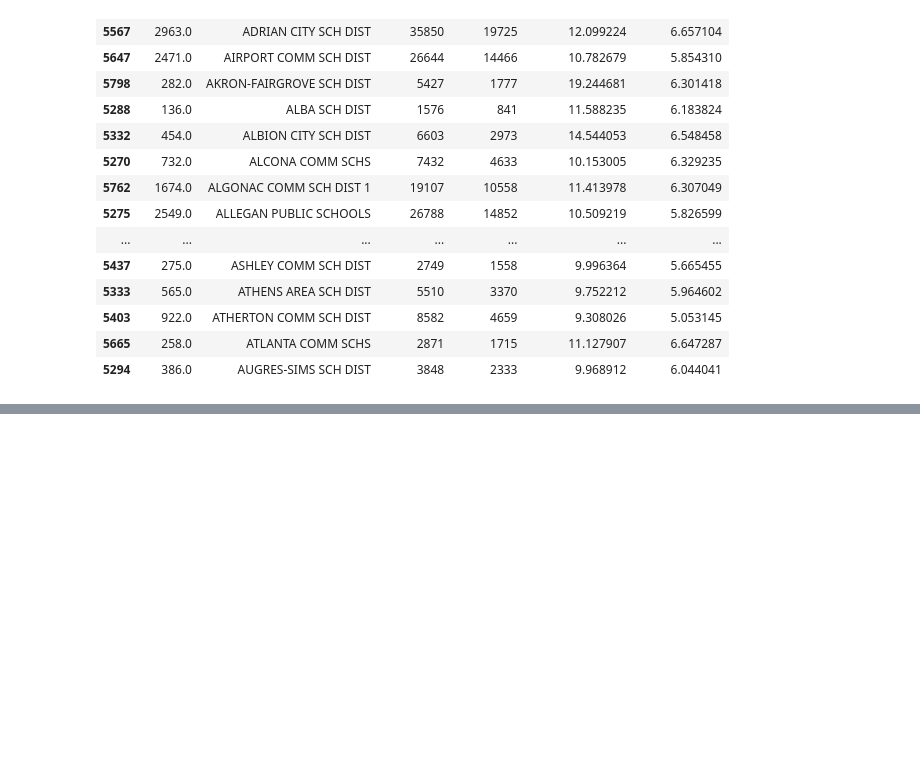
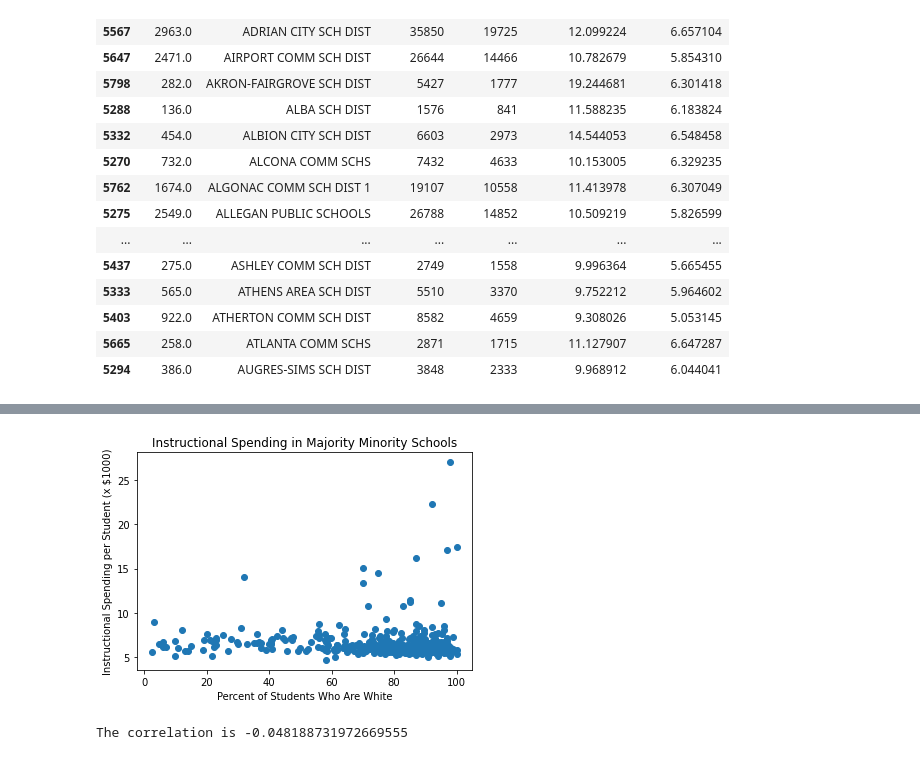
Before and after one commit to robertodiazbriones/Project_2, a Jupyter notebook: Education_finance_exploration.ipynb, the cells around one changed output, grey strips where cells are left out. Cells and saved outputs as stored; diff of their text form; code cells hidden in the pictures; blank space fills up the shorter version.

```diff
--- a/Education_finance_exploration.ipynb
+++ b/Education_finance_exploration.ipynb
@@ -658,0 +757,17 @@ mi_fin_16_clean.to_csv('desktop/p_2_data/district_revenue.csv')
+# %%
+#How closely does the instructional spending corellate with diversity
+
+plt.scatter(full_df['ave_prcnt_wht'], full_df['tot_inst_per_s'])
+
+plt.xlabel('Percent of Students Who Are White')
+plt.title('Instructional Spending in Majority Minority Schools')
+plt.ylabel('Instructional Spending per Student (x $1000)')
+
+plt.show()
+
+r_val8 = sp.pearsonr(full_df['ave_prcnt_wht'], full_df['tot_inst_per_s'])
+
+print(f'The correlation is {r_val8[0]}')
+# %% [output]
+[figure, added]
+The correlation is -0.048188731972669555
```
Also changed, not shown: parts of 10 cells of this notebook.
